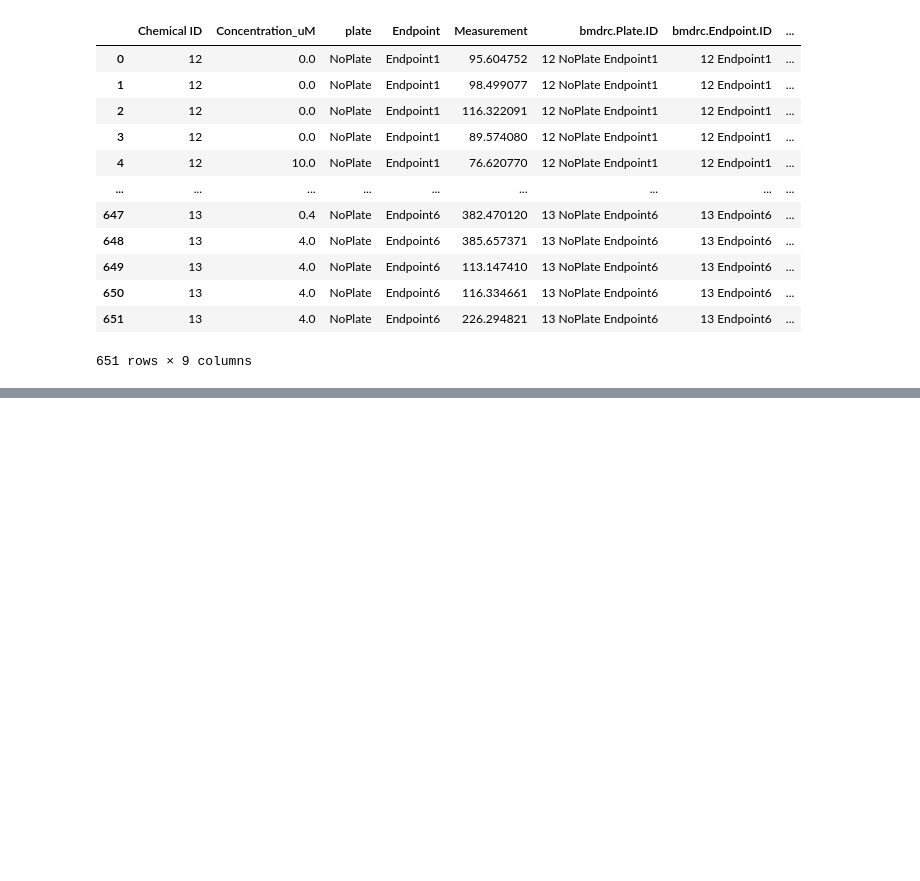
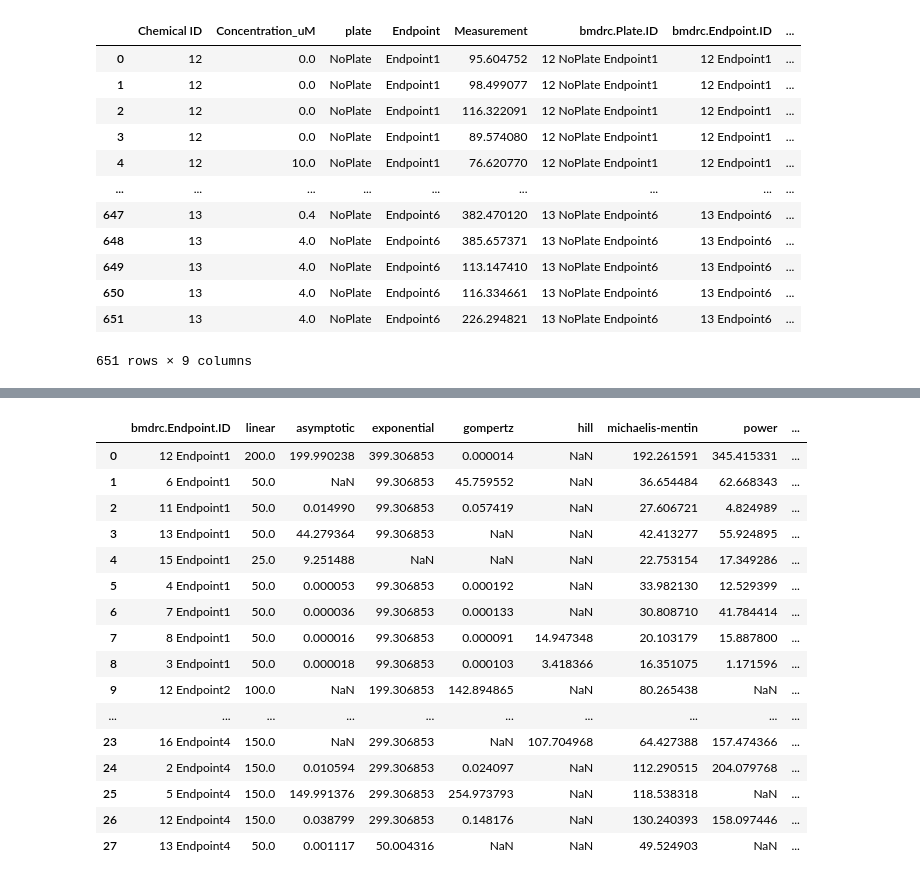
Before and after one commit to PNNL-CompBio/bmdrc, a Jupyter notebook: vignettes/Continuous Class Example.ipynb, the cells around one changed output, grey strips where cells are left out. Cells and saved outputs as stored; diff of their text form; code cells hidden in the pictures; blank space fills up the shorter version.

Commit message:
Added fit statistics

```diff
--- a/vignettes/Continuous Class Example.ipynb
+++ b/vignettes/Continuous Class Example.ipynb
@@ -290,6 +280,5 @@ con.plate_groups
 651 rows × 9 columns
 # %%
 # Save parameters
-con.model_fitting_gof_threshold = gof_threshold
-con.model_fitting_aic_threshold = aic_threshold
-con.model_fitting_model_selection = model_selection
+con.model_fitting_aic_threshold = 2
+con.model_fitting_model_selection = "lowest BMDL"
@@ -302,0 +285,72 @@ con.model_fitting_model_selection = model_selection
+# %%
+# Pull dose_response
+dose_response = con.plate_groups[con.plate_groups["bmdrc.filter"] == "Keep"]
+
+# Determine list of endpoints
+endpoints = dose_response["bmdrc.Endpoint.ID"].unique().tolist()
+
+# Store AICs, BMDLs, BMD10s, and BMD50s
+AICs = []
+BMDLs = []
+BMD10s = []
+BMD50s = []
+
+# Iterate through each endpoint
+for endpoint in endpoints:
+
+    # Pull a specific dataset
+    sub_data = dose_response[dose_response["bmdrc.Endpoint.ID"] == endpoint]
+
+    # Calculate the AIC, BMDL, BMD10, and BMD50
+    def fit_stats(mod_type):
+        '''Wrapper function for fitting models and calculating statistics'''
+        try:
+            fit_mod = mod_type(sub_data, con._concentration, con._response)
+            fit_mod.fit(fixed_intercept = 100)
+            return [fit_mod.aic, fit_mod.calc_bmdl(), fit_mod.predict_x(fit_mod.get_response_level(10)), fit_mod.predict_x(fit_mod.get_response_level(50))]
+        except:
+            return [np.nan, np.nan, np.nan, np.nan]
+
+    # Calculate the model metrics
+    fitted_stats = [fit_stats(LinReg_Cont), fit_stats(AsyReg_Cont), fit_stats(ExpReg_Cont),
+                    fit_stats(GomReg_Cont), fit_stats(HillReg_Cont), fit_stats(MMReg_Cont),
+                    fit_stats(PowReg_Cont), fit_stats(WeiReg_Cont)]
+
+    # Unpack each of the statistics and append
+    AIC_vals, BMDL_vals, BMD10_vals, BMD50_vals = [endpoint], [endpoint], [endpoint], [endpoint]
+    AIC_vals.extend([metrics[0] for metrics in fitted_stats])
+    AICs.append(AIC_vals)
+    BMDL_vals.extend([metrics[1] for metrics in fitted_stats])
+    BMDLs.append(BMDL_vals)
+    BMD10_vals.extend([metrics[2] for metrics in fitted_stats])
+    BMD10s.append(BMD10_vals)
+    BMD50_vals.extend([metrics[3] for metrics in fitted_stats])
+    BMD50s.append(BMD50_vals)
+
+# Set the row order
+column_names = ["bmdrc.Endpoint.ID", "linear", "asymptotic", "exponential", "gompertz", "hill", "michaelis-mentin", "power", "weibull"]
+
+AIC_df = pd.DataFrame(AICs, columns = column_names)
+BMDLs_df = pd.DataFrame(BMDLs, columns = column_names)
+BMD10s_df = pd.DataFrame(BMD10s, columns = column_names)
+BMD50s_df = pd.DataFrame(BMD50s, columns = column_names)
+
+BMD50s_df
+# %% [output]
+|  | bmdrc.Endpoint.ID | linear | asymptotic | exponential | gompertz | hill | michaelis-mentin | power | ... |
+| 0 | 12 Endpoint1 | 200.0 | 199.990238 | 399.306853 | 0.000014 | NaN | 192.261591 | 345.415331 | ... |
+| 1 | 6 Endpoint1 | 50.0 | NaN | 99.306853 | 45.759552 | NaN | 36.654484 | 62.668343 | ... |
+| 2 | 11 Endpoint1 | 50.0 | 0.014990 | 99.306853 | 0.057419 | NaN | 27.606721 | 4.824989 | ... |
+| 3 | 13 Endpoint1 | 50.0 | 44.279364 | 99.306853 | NaN | NaN | 42.413277 | 55.924895 | ... |
+| 4 | 15 Endpoint1 | 25.0 | 9.251488 | NaN | NaN | NaN | 22.753154 | 17.349286 | ... |
+| 5 | 4 Endpoint1 | 50.0 | 0.000053 | 99.306853 | 0.000192 | NaN | 33.982130 | 12.529399 | ... |
+| 6 | 7 Endpoint1 | 50.0 | 0.000036 | 99.306853 | 0.000133 | NaN | 30.808710 | 41.784414 | ... |
+| 7 | 8 Endpoint1 | 50.0 | 0.000016 | 99.306853 | 0.000091 | 14.947348 | 20.103179 | 15.887800 | ... |
+| 8 | 3 Endpoint1 | 50.0 | 0.000018 | 99.306853 | 0.000103 | 3.418366 | 16.351075 | 1.171596 | ... |
+| 9 | 12 Endpoint2 | 100.0 | NaN | 199.306853 | 142.894865 | NaN | 80.265438 | NaN | ... |
+| ... | ... | ... | ... | ... | ... | ... | ... | ... | ... |
+| 23 | 16 Endpoint4 | 150.0 | NaN | 299.306853 | NaN | 107.704968 | 64.427388 | 157.474366 | ... |
+| 24 | 2 Endpoint4 | 150.0 | 0.010594 | 299.306853 | 0.024097 | NaN | 112.290515 | 204.079768 | ... |
+| 25 | 5 Endpoint4 | 150.0 | 149.991376 | 299.306853 | 254.973793 | NaN | 118.538318 | NaN | ... |
+| 26 | 12 Endpoint4 | 150.0 | 0.038799 | 299.306853 | 0.148176 | NaN | 130.240393 | 158.097446 | ... |
+| 27 | 13 Endpoint4 | 50.0 | 0.001117 | 50.004316 | NaN | NaN | 49.524903 | NaN | ... |
```
Also changed, not shown: parts of 4 cells of this notebook, 2 other files.
